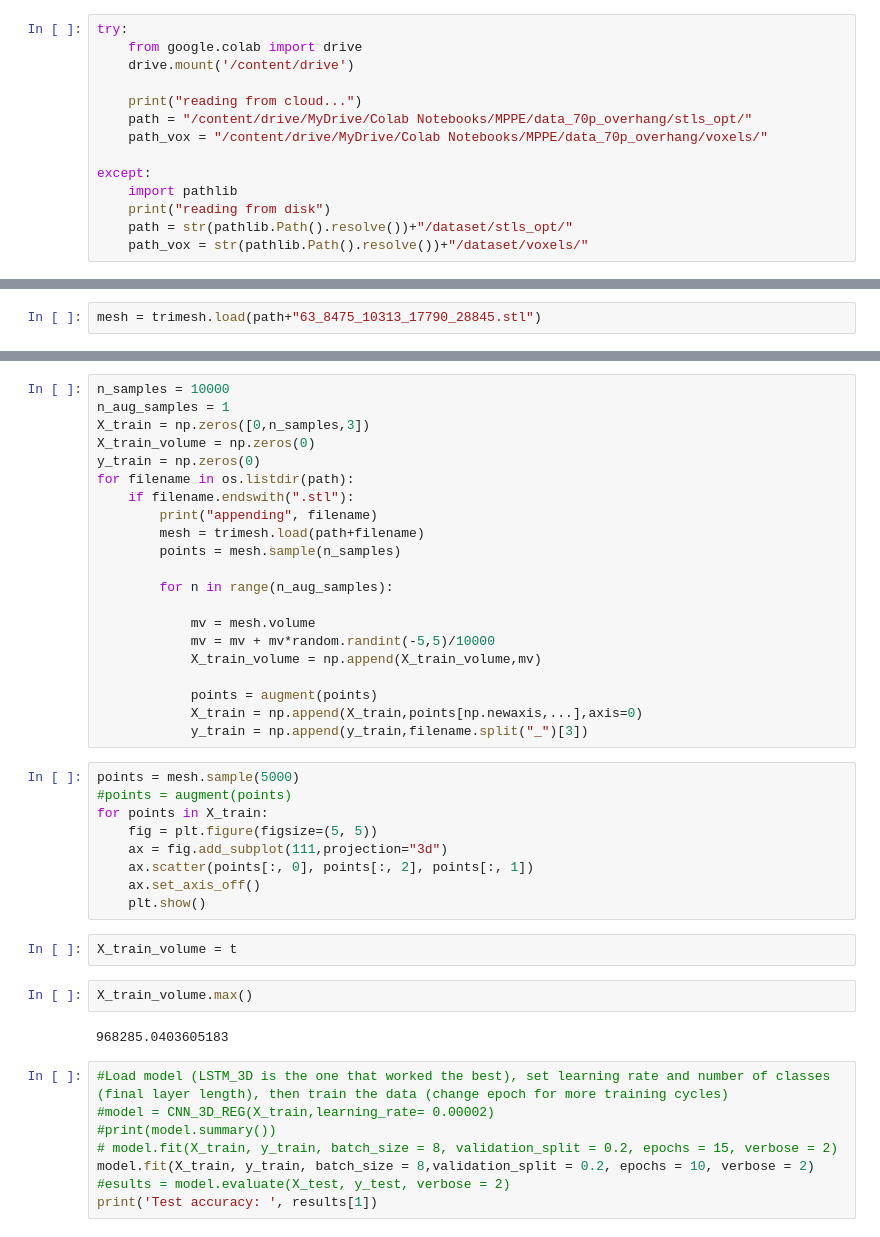
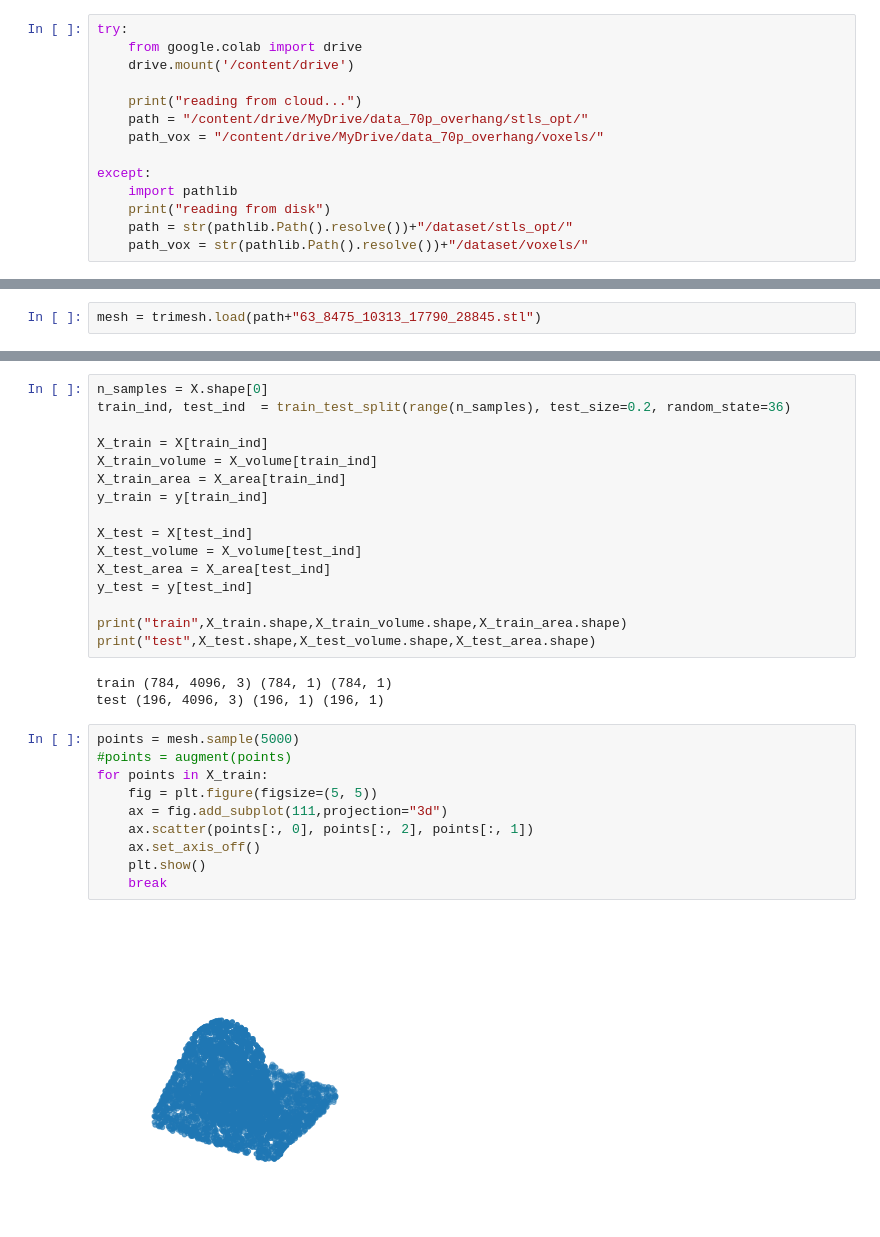
Before and after one commit to jenkoj/mppe, a Jupyter notebook: mppd_point.ipynb, the cells around one changed output, grey strips where cells are left out. Drawn from its saved outputs; the diff is of its cells as text.

Commit message:
added train test split

```diff
--- a/mppd_point.ipynb
+++ b/mppd_point.ipynb
@@ -26,8 +29,8 @@ try:
     drive.mount('/content/drive')
 
     print("reading from cloud...")
-    path = "/content/drive/MyDrive/Colab Notebooks/MPPE/data_70p_overhang/stls_opt/"
-    path_vox = "/content/drive/MyDrive/Colab Notebooks/MPPE/data_70p_overhang/voxels/"
+    path = "/content/drive/MyDrive/data_70p_overhang/stls_opt/"
+    path_vox = "/content/drive/MyDrive/data_70p_overhang/voxels/"
 
 except:
     import pathlib
@@ -83,47 +144,34 @@ KeyboardInterrupt: ignored
-# %%
-n_samples = 10000
-n_aug_samples = 1
-X_train = np.zeros([0,n_samples,3])
-X_train_volume = np.zeros(0)
-y_train = np.zeros(0)
-for filename in os.listdir(path):
-    if filename.endswith(".stl"):
-        print("appending", filename)
-        mesh = trimesh.load(path+filename)
-        points = mesh.sample(n_samples)
-
-        for n in range(n_aug_samples):
-
-            mv = mesh.volume
-            mv = mv + mv*random.randint(-5,5)/10000
-            X_train_volume = np.append(X_train_volume,mv)
-
-            points = augment(points)
-            X_train = np.append(X_train,points[np.newaxis,...],axis=0)
-            y_train = np.append(y_train,filename.split("_")[3])
+# %%
+n_samples = X.shape[0]
+train_ind, test_ind  = train_test_split(range(n_samples), test_size=0.2, random_state=36)
+
+X_train = X[train_ind]
+X_train_volume = X_volume[train_ind]
+X_train_area = X_area[train_ind]
+y_train = y[train_ind]
+
+X_test = X[test_ind]
+X_test_volume = X_volume[test_ind]
+X_test_area = X_area[test_ind]
+y_test = y[test_ind]
+
+print("train",X_train.shape,X_train_volume.shape,X_train_area.shape)
+print("test",X_test.shape,X_test_volume.shape,X_test_area.shape)
+# %% [output]
+train (784, 4096, 3) (784, 1) (784, 1)
+test (196, 4096, 3) (196, 1) (196, 1)
 # %%
 points = mesh.sample(5000)
 #points = augment(points)
 for points in X_train:
     fig = plt.figure(figsize=(5, 5))
     ax = fig.add_subplot(111,projection="3d")
     ax.scatter(points[:, 0], points[:, 2], points[:, 1])
     ax.set_axis_off()
     plt.show()
+    break
+# %% [output]
+[figure, added]
-# %%
-X_train_volume = t
-# %%
-X_train_volume.max()
-# %% [output]
-968285.0403605183
-# %%
-#Load model (LSTM_3D is the one that worked the best), set learning rate and number of classes (final layer length), then train the data (change epoch for more training cycles)
-#model = CNN_3D_REG(X_train,learning_rate= 0.00002)
-#print(model.summary())
-# model.fit(X_train, y_train, batch_size = 8, validation_split = 0.2, epochs = 15, verbose = 2)
-model.fit(X_train, y_train, batch_size = 8,validation_split = 0.2, epochs = 10, verbose = 2)
-#esults = model.evaluate(X_test, y_test, verbose = 2)
-print('Test accuracy: ', results[1])
 # %%
 input1 = keras.Input(shape=(X_train.shape[1:]))
 input2 = keras.Input(shape=(X_train_volume.shape[1:]))
```
Also changed, not shown: parts of 20 cells of this notebook.
